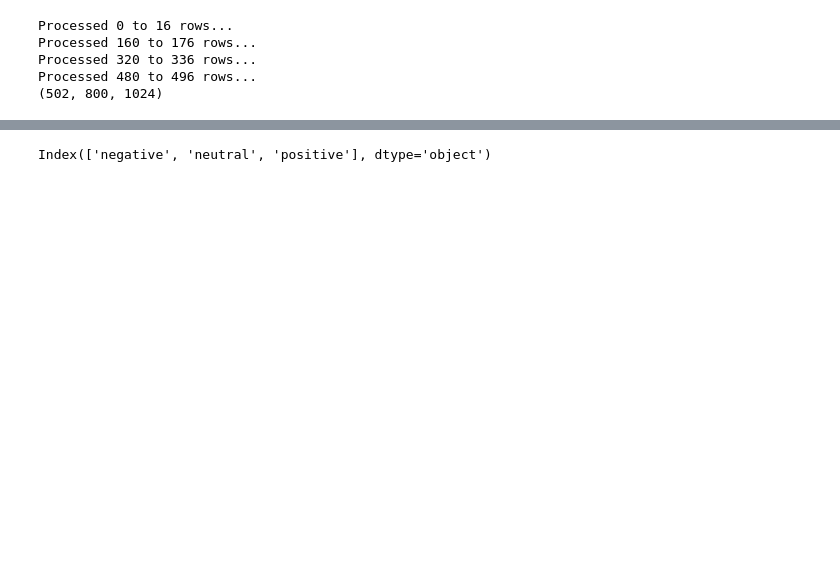
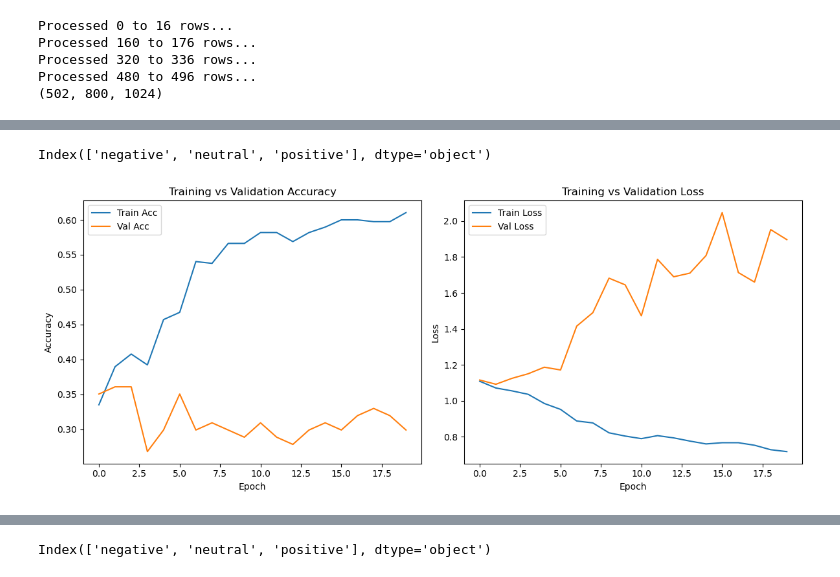
Before and after one commit to gaylejuntilla/MA3831-A3, a Jupyter notebook: VADER_and_ELMo.ipynb, the cells around one changed output, grey strips where cells are left out. Drawn from its saved outputs; the diff is of its cells as text; code cells hidden in the pictures; blank space fills up the shorter version.

Commit message:
Manually add file file
(accidentally deleted 90% of my files)

```diff
--- a/VADER_and_ELMo.ipynb
+++ b/VADER_and_ELMo.ipynb
@@ -183,0 +250,11 @@ Test Loss: 1.5784857273101807, Test Accuracy: 0.31683167815208435
+# %%
+with open('headline_embeddings.pkl', 'wb') as f:
+    pickle.dump(elmo_headline_embeddings, f)
+# %%
+with open("model_embeddings.pkl", "rb") as f:
+    elmo_embeddings = pickle.load(f)
+# %%
+y_sentiment = pd.get_dummies(corpus_df['headline_sentiment']).to_numpy()
+corpus2 = corpus_df.drop(manual_indices)
+y_sentiment = pd.get_dummies(corpus2['headline_sentiment']).to_numpy()
+y2 = np.argmax(y_sentiment, axis=1)
@@ -183,0 +318,7 @@ Test Loss: 1.5784857273101807, Test Accuracy: 0.31683167815208435
+# %%
+model_elmo_sent, history_elmo_sent, eval_elmo_sent, y_pred_elmo_sent, y_true_elmo_sent = train_lstm_classifier(
+    X=elmo_embeddings,
+    y=y_sentiment,
+    max_length=800,
+    embedding_dim=1024
+)
@@ -183,0 +369,5 @@ Test Loss: 1.5784857273101807, Test Accuracy: 0.31683167815208435
+# %%
+y_label = pd.get_dummies(corpus_df['headline_sentiment']).columns
+y_label
+# %% [output]
+Index(['negative', 'neutral', 'positive'], dtype='object')
@@ -183,0 +376,28 @@ Test Loss: 1.5784857273101807, Test Accuracy: 0.31683167815208435
+# %%
+def plot_training_history(history):
+    plt.figure(figsize=(12, 5))
+
+    # Accuracy
+    plt.subplot(1, 2, 1)
+    plt.plot(history.history['accuracy'], label='Train Acc')
+    plt.plot(history.history['val_accuracy'], label='Val Acc')
+    plt.xlabel('Epoch')
+    plt.ylabel('Accuracy')
+    plt.title('Training vs Validation Accuracy')
+    plt.legend()
+
+    # Loss
+    plt.subplot(1, 2, 2)
+    plt.plot(history.history['loss'], label='Train Loss')
+    plt.plot(history.history['val_loss'], label='Val Loss')
+    plt.xlabel('Epoch')
+    plt.ylabel('Loss')
+    plt.title('Training vs Validation Loss')
+    plt.legend()
+
+    plt.tight_layout()
+    plt.show()
+
+plot_training_history(history_elmo_sent)
+# %% [output]
+[figure, added]
```
Also changed, not shown: parts of 44 cells of this notebook.
